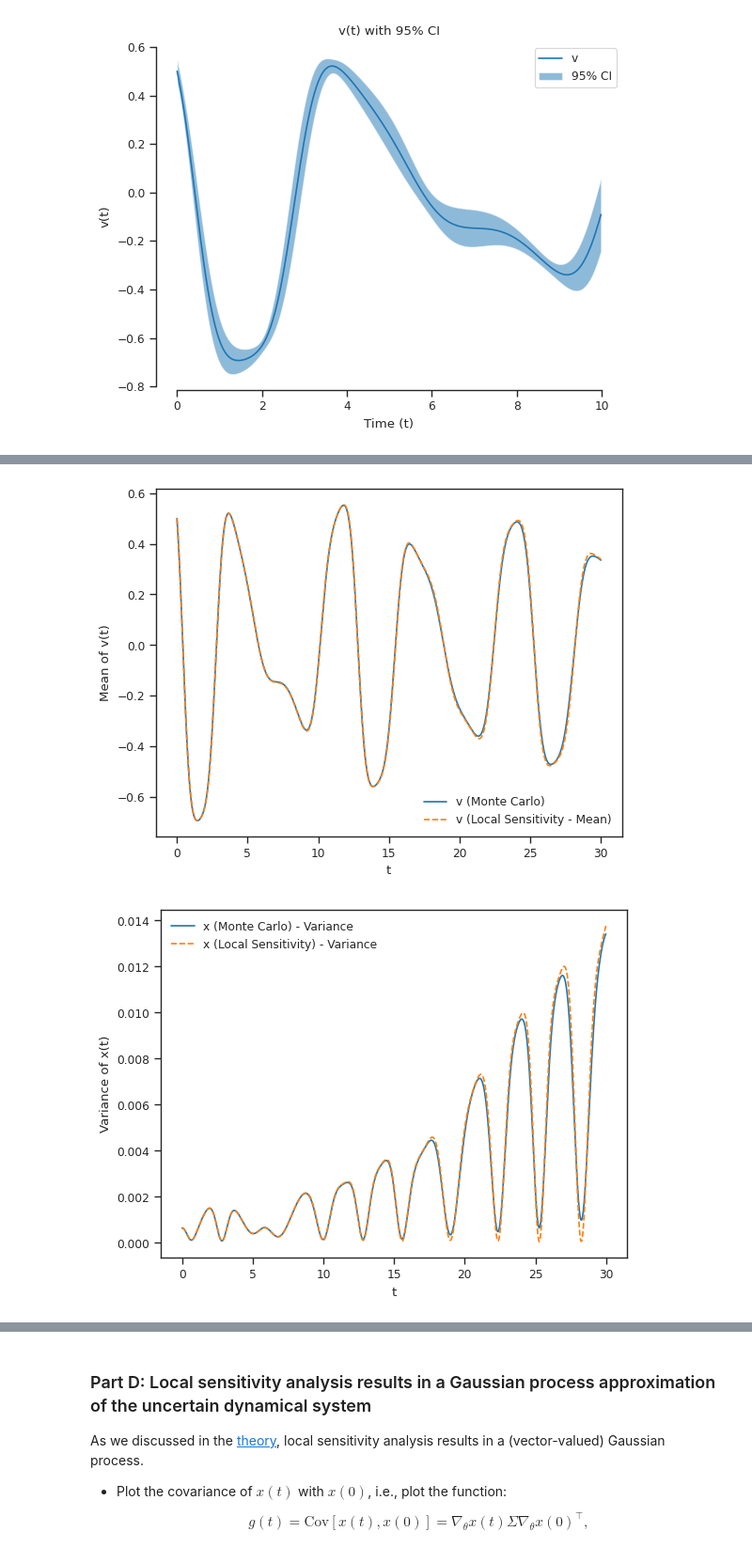
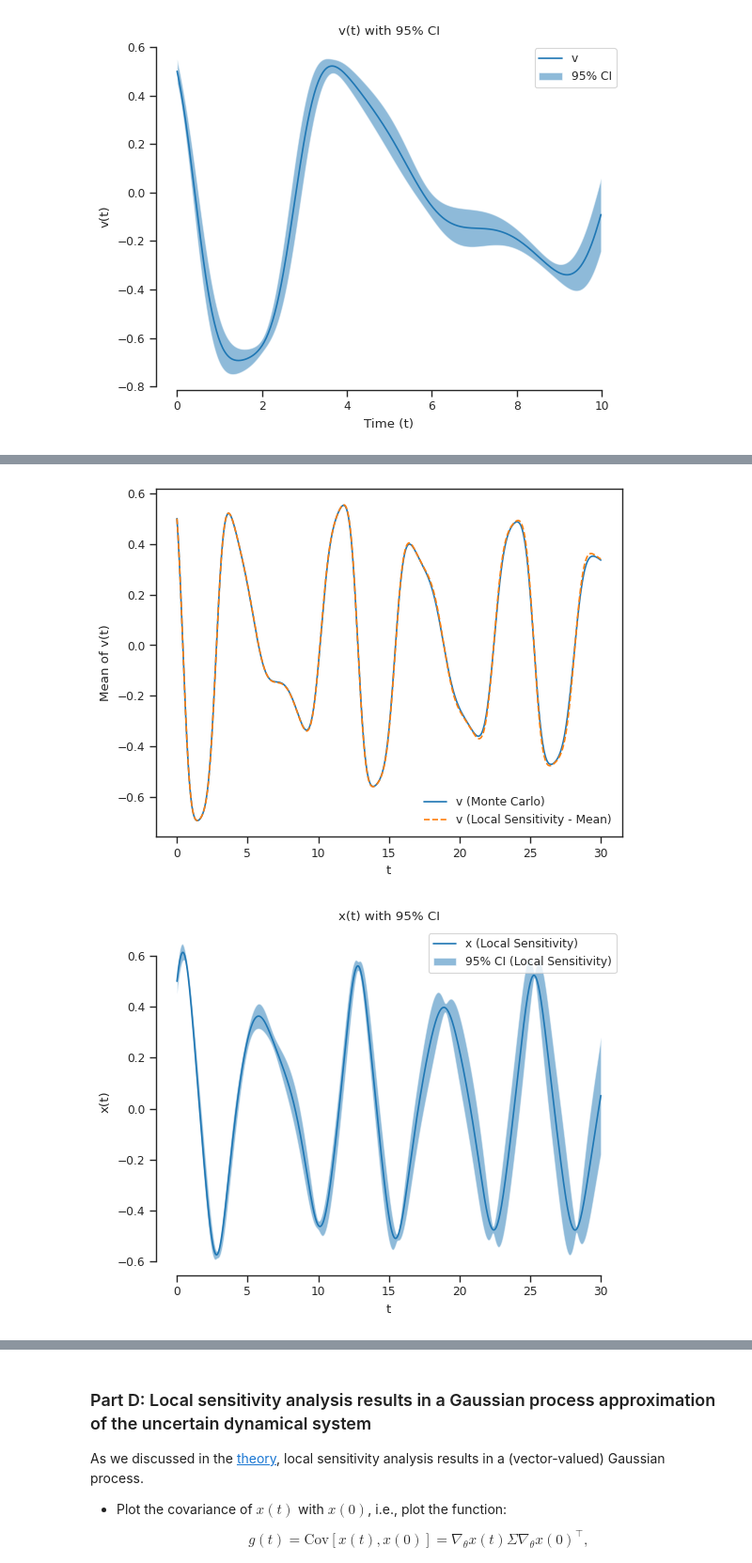
Before and after one commit to Shaunak-Mukherjee/ME697-advanced-scientific-machine-learning, a Jupyter notebook: ME697_02_homework_Shaunak_final.ipynb, the cells around one changed output, grey strips where cells are left out. Shown at 94% size. Drawn from its saved outputs; the diff is of its cells as text; code cells hidden in the pictures.

```diff
--- a/ME697_02_homework_Shaunak_final.ipynb
+++ b/ME697_02_homework_Shaunak_final.ipynb
@@ -7,14 +7,25 @@ import seaborn as sns
 sns.set_context("paper")
 sns.set_style("ticks");
 
-
 # Importing the necessary libraries in addition to provided libraries
+import os
+os.environ["XLA_FLAGS"] = "--xla_force_host_platform_device_count=1"
+os.environ["OMP_NUM_THREADS"] = "1"
+os.environ["MKL_NUM_THREADS"] = "1"
 import jax
+jax.config.update("jax_enable_x64", True)
+import jaxlib
 import numpy as np
 import jax.numpy as jnp
+from scipy.stats import norm
+from jax.scipy import stats
 from diffrax import diffeqsolve, Tsit5, ODETerm, SaveAt
 from jax import jacobian, jit
+from functools import partial
+from SALib.sample import saltelli
+from SALib.analyze import sobol
 from jax import jit, vmap
+from jax import random as jrandom
 # %% [markdown]
 # Homework 2
 
@@ -194,8 +205,11 @@ $$
 # %%
 # Your response in code and markdown cells here
 
+jax.config.update("jax_platform_name", "cpu")
+
 mean_theta = jnp.array([0.5, 0.5, 1.0, 5.0, 0.37, 0.1, 1.0])
 cov_theta = jnp.diag(jnp.array([0.025**2, 0.025**2, 0.01**2, 0.05**2, 0.0037**2, 0.001**2, 0.01**2]))
+std_theta = jnp.sqrt(jnp.diag(cov_theta))
 
 # Solve the Duffing oscillator and calculate covariance
 sol_mu = solver_duff_oscil(mean_theta)
@@ -205,14 +219,13 @@ jit_jac_solve_duffing = jax.jit(jacobian(solver_duff_oscil))
 jac_sol_mu = jit_jac_solve_duffing(mean_theta)
 sol_cov = np.einsum("kil,lm,rjm->rkij", jac_sol_mu, cov_theta, jac_sol_mu)
 
-# Extract mean and standard deviations for plotting
+# Extract mean and standard deviations
 x_mean = sol_mu[:, 0]
 v_mean = sol_mu[:, 1]
 x_std = np.sqrt(np.einsum("kkii->ki", sol_cov)[:, 0])
 v_std = np.sqrt(np.einsum("kkii->ki", sol_cov)[:, 1])
 x_var = x_std ** 2
 v_var = v_std ** 2
-
 
 # Filter time series data
 t_max = 10
@@ -247,6 +260,8 @@ plot_with_ci(ts_filtered, mean_filtered_v, std_filtered_v, ylabel="v(t)", label=
 [figure]
 # %%
 # Perform Monte Carlo simulation
+
+# jax.config.update("jax_platform_name", "cpu")
 num_samples = 100000
 L = np.linalg.cholesky(cov_theta)
 thetas = np.random.randn(num_samples, 7) @ L + mean_theta
@@ -255,7 +270,6 @@ sols_MC = many_solve_duffing(thetas)
 mean_sol_MC = np.mean(sols_MC, axis=0)
 std_sol_MC = np.std(sols_MC, axis=0)
 var_sol_MC = np.var(sols_MC, axis=0)
-
 
 # Adjust the time range to [0, 30]
 t_max = 30
@@ -278,22 +292,7 @@ ax.plot(ts_filtered, sol_mu[:idx, 1], '--', label="v (Local Sensitivity - Mean)"
 ax.set(xlabel="t", ylabel="Mean of v(t)")
 ax.legend(frameon=False)
 
-# Estimated variance Sensitivity and Monte Carlo results for x(t) and v(t)
-# For x
-fig, ax = plt.subplots()
-ax.plot(ts_filtered, var_sol_MC[:idx, 0], label="x (Monte Carlo) - Variance")
-ax.plot(ts_filtered, x_var[:idx], '--', label="x (Local Sensitivity) - Variance")
-ax.set(xlabel="t", ylabel="Variance of x(t)")
-ax.legend(frameon=False)
-# For v
-fig, ax = plt.subplots()
-ax.plot(ts_filtered, var_sol_MC[:idx, 1], label="v (Monte Carlo) - Variance")
-ax.plot(ts_filtered, v_var[:idx], '--', label="v (Local Sensitivity) - Variance")
-ax.set(xlabel="t", ylabel="Variance of v(t)")
-ax.legend(frameon=False)
-
-
-# Plot local sensitivity time series with credible intervals
+# Plot local sensitivity time series
 fig, ax = plt.subplots()
 ax.plot(ts_filtered, sol_mu[:idx, 0], label="x (Local Sensitivity)")
 ax.fill_between(
@@ -325,3 +325,3 @@ plt.show()
 [figure]
 [figure]
-[figure, old version]
+[figure, new version]
```
Also changed, not shown: parts of 12 cells of this notebook.
